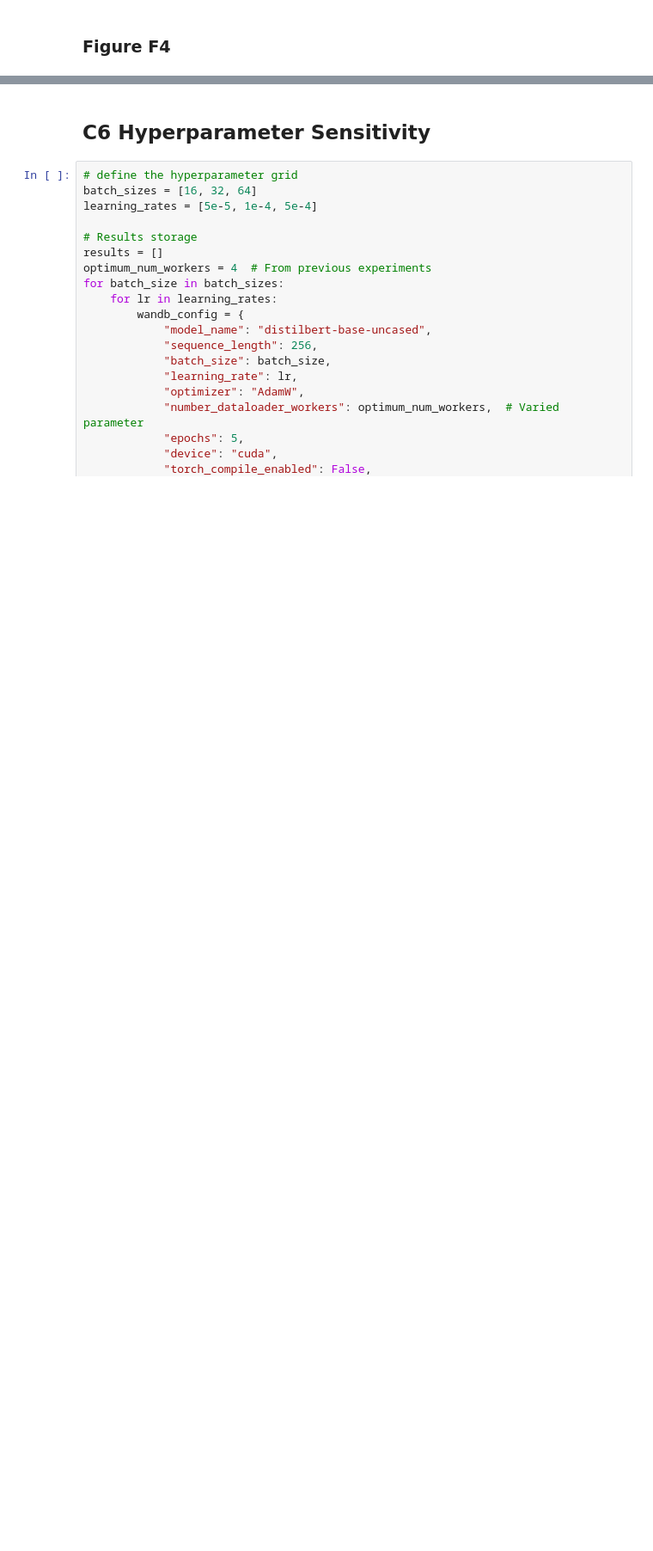
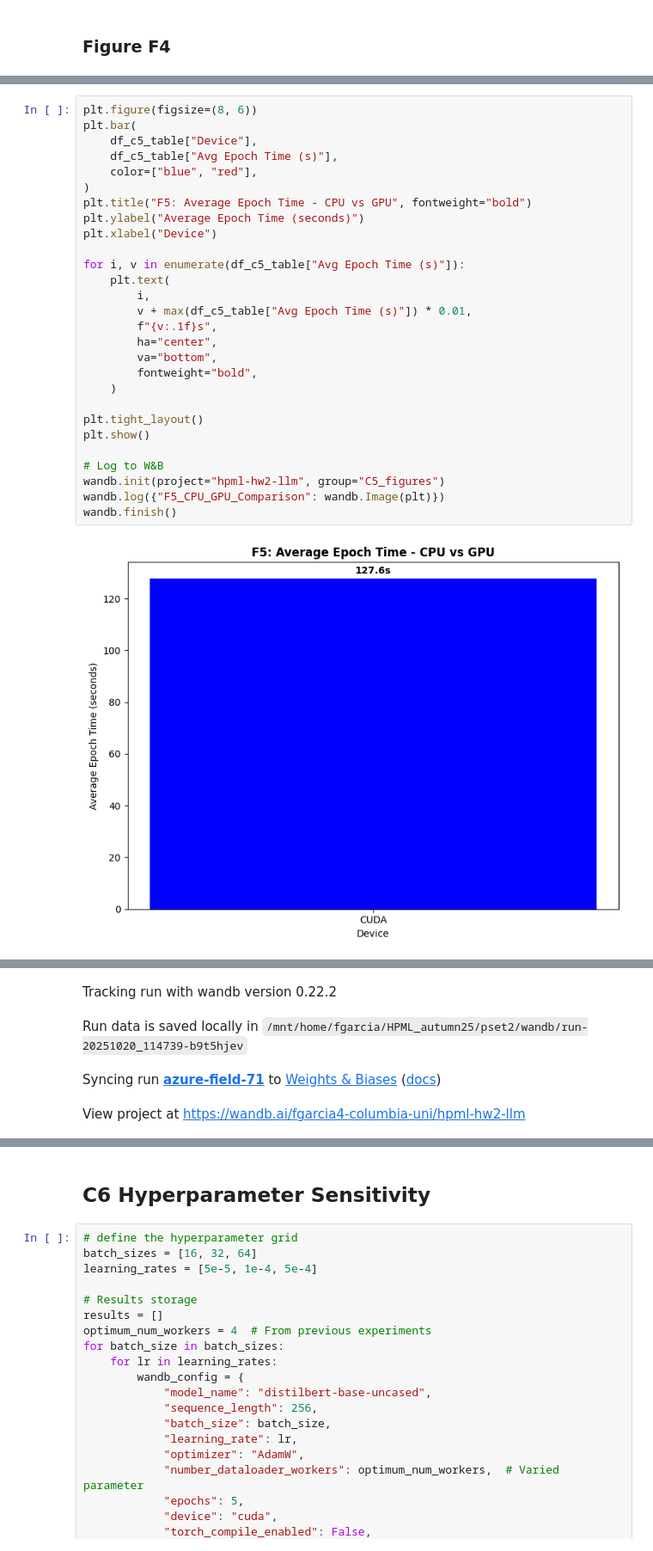
Before and after one commit to fred144/HPML_autumn25, a Jupyter notebook: pset2/hw2_fbg2107.ipynb, the cells around one changed output, grey strips where cells are left out. Shown: that part at 86% size. Cells and saved outputs as stored; diff of their text form; blank space fills up the shorter version.

Commit message:
done with pset2

```diff
--- a/pset2/hw2_fbg2107.ipynb
+++ b/pset2/hw2_fbg2107.ipynb
@@ -1328,0 +1368,30 @@ BrokenPipeError: [Errno 32] Broken pipe
+# %%
+plt.figure(figsize=(8, 6))
+plt.bar(
+    df_c5_table["Device"],
+    df_c5_table["Avg Epoch Time (s)"],
+    color=["blue", "red"],
+)
+plt.title("F5: Average Epoch Time - CPU vs GPU", fontweight="bold")
+plt.ylabel("Average Epoch Time (seconds)")
+plt.xlabel("Device")
+
+for i, v in enumerate(df_c5_table["Avg Epoch Time (s)"]):
+    plt.text(
+        i,
+        v + max(df_c5_table["Avg Epoch Time (s)"]) * 0.01,
+        f"{v:.1f}s",
+        ha="center",
+        va="bottom",
+        fontweight="bold",
+    )
+
+plt.tight_layout()
+plt.show()
+
+# Log to W&B
+wandb.init(project="hpml-hw2-llm", group="C5_figures")
+wandb.log({"F5_CPU_GPU_Comparison": wandb.Image(plt)})
+wandb.finish()
+# %% [output]
+[figure, added]
@@ -1328,0 +1399,4 @@ BrokenPipeError: [Errno 32] Broken pipe
+Tracking run with wandb version 0.22.2
+Run data is saved locally in /mnt/home/fgarcia/HPML_autumn25/pset2/wandb/run-20251020_114739-b9t5hjev
+Syncing run azure-field-71 to Weights & Biases (docs)
+View project at https://wandb.ai/fgarcia4-columbia-uni/hpml-hw2-llm
```
Also changed, not shown: parts of 33 cells of this notebook.
